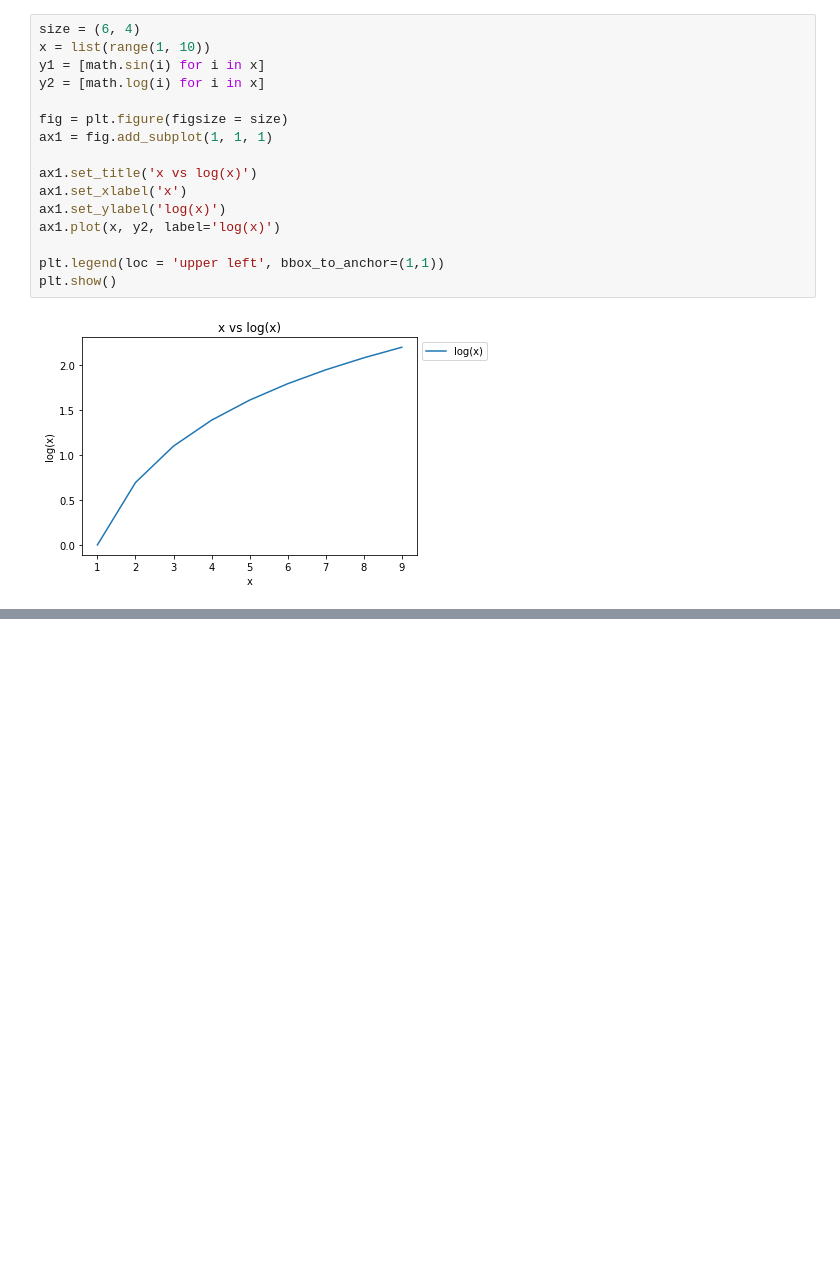
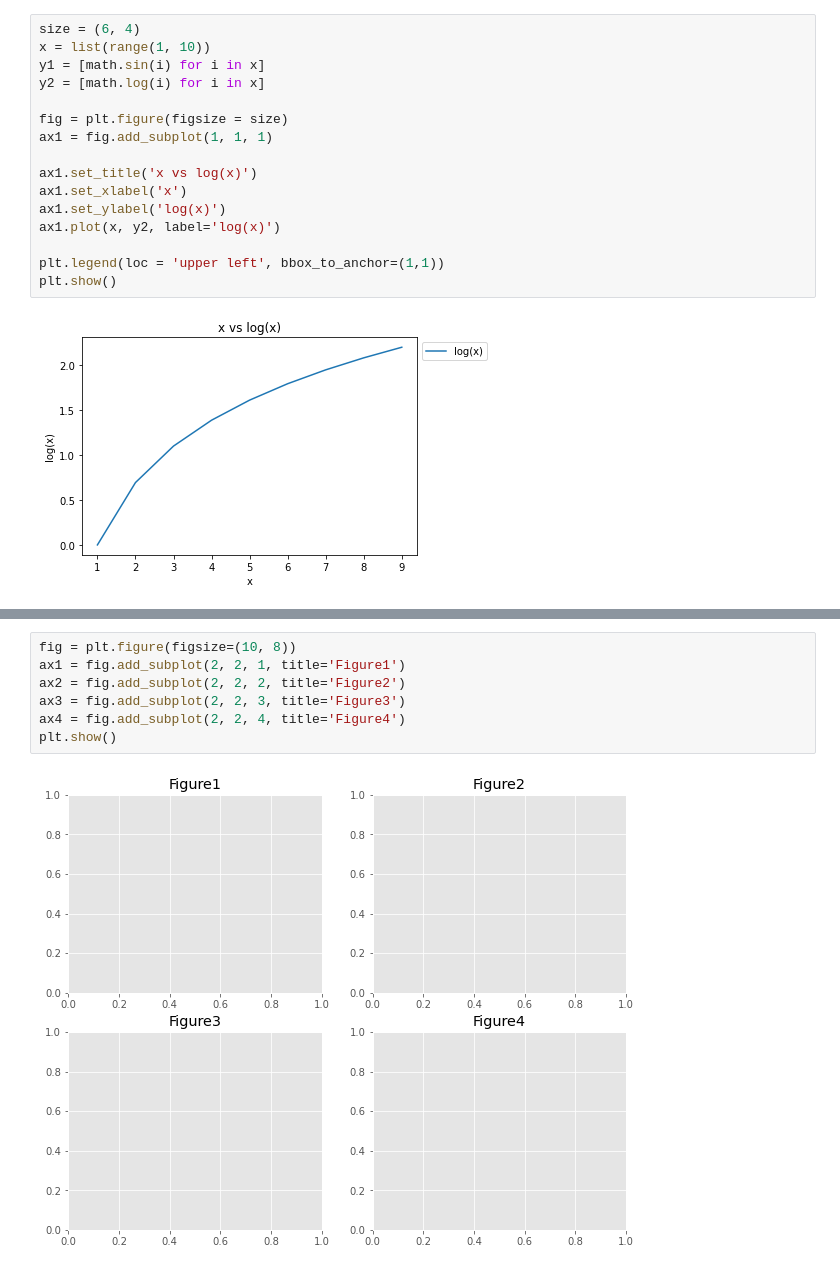
Before and after one commit to vijay2340025/matplotlib, a Jupyter notebook: Matplotlib Tutorial.ipynb, the cells around one changed output, grey strips where cells are left out. Cells and saved outputs as stored; diff of their text form; blank space fills up the shorter version.

```diff
--- a/Matplotlib Tutorial.ipynb
+++ b/Matplotlib Tutorial.ipynb
@@ -164,0 +232,9 @@ plt.show()
+# %%
+fig = plt.figure(figsize=(10, 8))
+ax1 = fig.add_subplot(2, 2, 1, title='Figure1')
+ax2 = fig.add_subplot(2, 2, 2, title='Figure2')
+ax3 = fig.add_subplot(2, 2, 3, title='Figure3')
+ax4 = fig.add_subplot(2, 2, 4, title='Figure4')
+plt.show()
+# %% [output]
+[figure, added]
```
Also changed, not shown: parts of 9 cells of this notebook.
